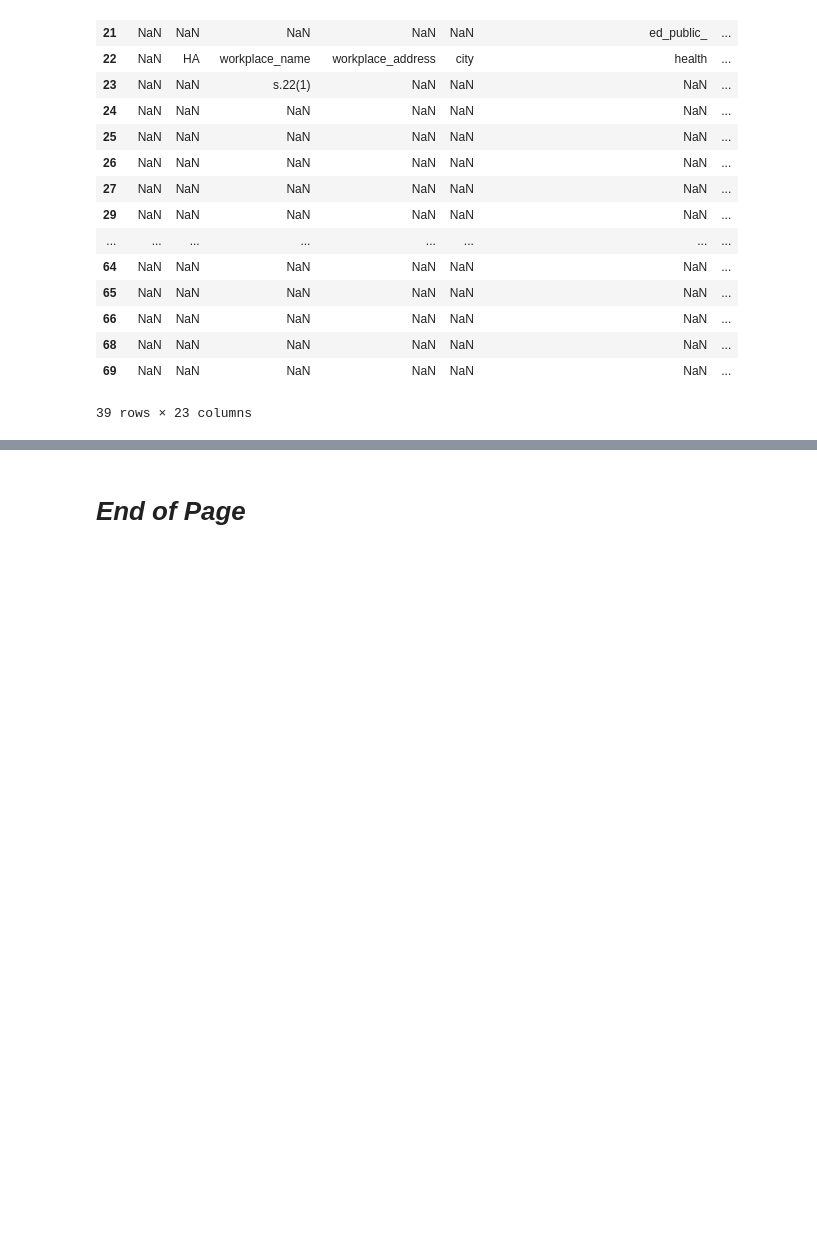
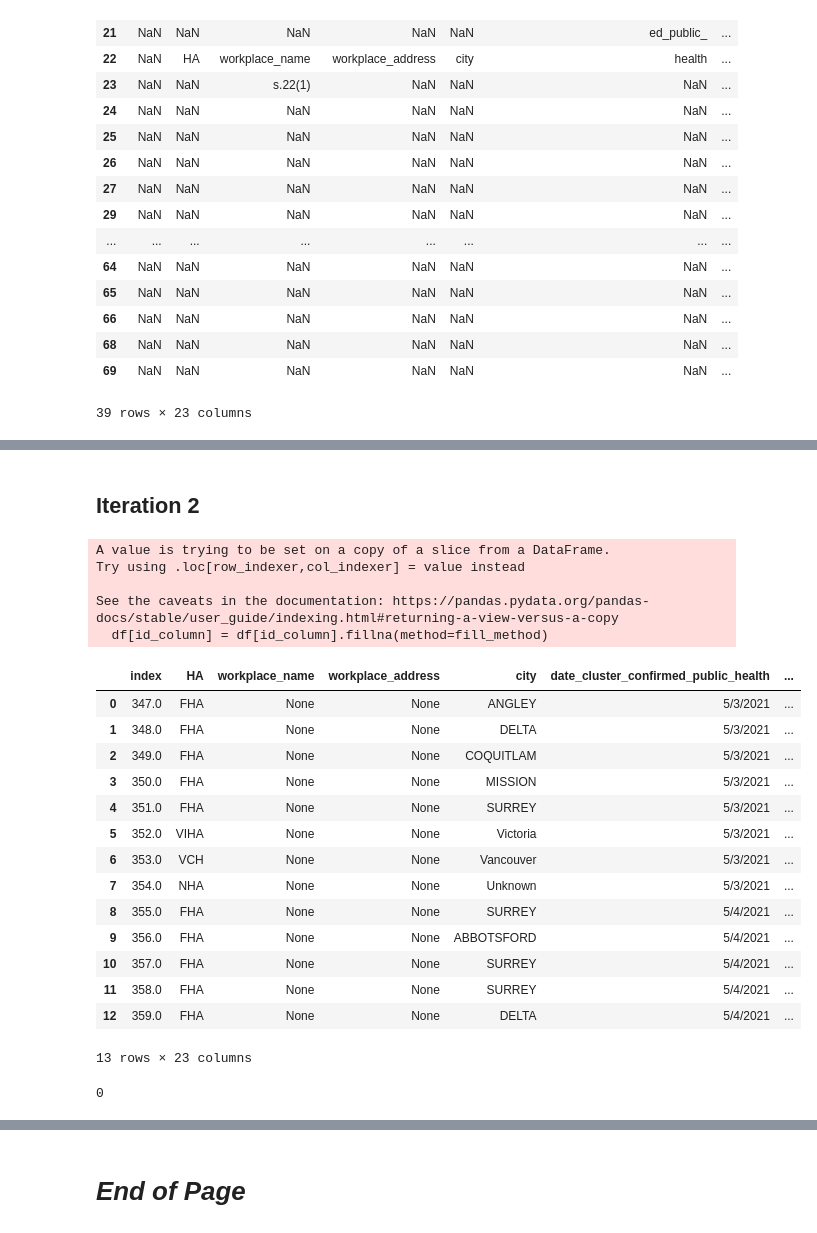
Before and after one commit to silvhua/BC-Covid-workplace-closures, a Jupyter notebook: notebooks/2023-03-23 parse PDF.ipynb, the cells around one changed output, grey strips where cells are left out. Saved outputs shown, nothing was run; the diff lists cells and outputs as text; code cells hidden in the pictures; blank space fills up the shorter version.

Commit message:
Created merge_rows function

```diff
--- a/notebooks/2023-03-23 parse PDF.ipynb
+++ b/notebooks/2023-03-23 parse PDF.ipynb
@@ -1721,0 +1704,16 @@ dfs12[1][(dfs12[1]['index'].isna())]
+# %%
+def merge_rows(df, id_column='index', fill_method='bfill'):
+    """
+    Merges rows in a pandas dataframe that were parsed incorrectly into multiple rows.
+    Assumes that the rows that need to be merged have the same value in a unique ID column.
+    """
+    df[id_column].fillna(method=fill_method, inplace=True)
+
+    # Group the rows by the unique ID column and aggregate the values in each group
+    grouped_df = df.groupby(id_column, as_index=False).agg(lambda x: ''.join(str(v) for v in x if type(v)==str))
+
+    # Return the merged dataframe
+    return grouped_df
+
+
+merged_df = merge_rows(dfs12[1].loc[25:])
@@ -1721,0 +1770,44 @@ dfs12[1][(dfs12[1]['index'].isna())]
+# %% [markdown]
+## Iteration 2
+# %%
+def merge_rows(df, id_column='index', fill_method='bfill'):
+    """
+    Merges rows in a pandas dataframe that were parsed incorrectly into multiple rows.
+    Assumes that the rows that need to be merged have the same value in a unique ID column.
+    """
+    df[id_column] = df[id_column].fillna(method=fill_method)
+
+    # Group the rows by the unique ID column and aggregate the values in each group
+    grouped_df = df.groupby(id_column, as_index=False).agg(lambda x: ''.join(str(v) for v in x if type(v)==str))
+
+    # Return the merged dataframe
+    return grouped_df.replace('', None)
+
+
+merged_df = merge_rows(dfs12[1].loc[25:])
+merged_df
+# %% [output]
+A value is trying to be set on a copy of a slice from a DataFrame.
+Try using .loc[row_indexer,col_indexer] = value instead
+
+See the caveats in the documentation: https://pandas.pydata.org/pandas-docs/stable/user_guide/indexing.html#returning-a-view-versus-a-copy
+  df[id_column] = df[id_column].fillna(method=fill_method)
+|  | index | HA | workplace_name | workplace_address | city | date_cluster_confirmed_public_health | ... |
+| 0 | 347.0 | FHA | None | None | ANGLEY | 5/3/2021 | ... |
+| 1 | 348.0 | FHA | None | None | DELTA | 5/3/2021 | ... |
+| 2 | 349.0 | FHA | None | None | COQUITLAM | 5/3/2021 | ... |
+| 3 | 350.0 | FHA | None | None | MISSION | 5/3/2021 | ... |
+| 4 | 351.0 | FHA | None | None | SURREY | 5/3/2021 | ... |
+| 5 | 352.0 | VIHA | None | None | Victoria | 5/3/2021 | ... |
+| 6 | 353.0 | VCH | None | None | Vancouver | 5/3/2021 | ... |
+| 7 | 354.0 | NHA | None | None | Unknown | 5/3/2021 | ... |
+| 8 | 355.0 | FHA | None | None | SURREY | 5/4/2021 | ... |
+| 9 | 356.0 | FHA | None | None | ABBOTSFORD | 5/4/2021 | ... |
+| 10 | 357.0 | FHA | None | None | SURREY | 5/4/2021 | ... |
+| 11 | 358.0 | FHA | None | None | SURREY | 5/4/2021 | ... |
+| 12 | 359.0 | FHA | None | None | DELTA | 5/4/2021 | ... |
+13 rows × 23 columns
+# %%
+dfs12[1].loc[25:]['index'].isna().sum()
+# %% [output]
+0
```
Also changed, not shown: parts of 13 cells of this notebook.
